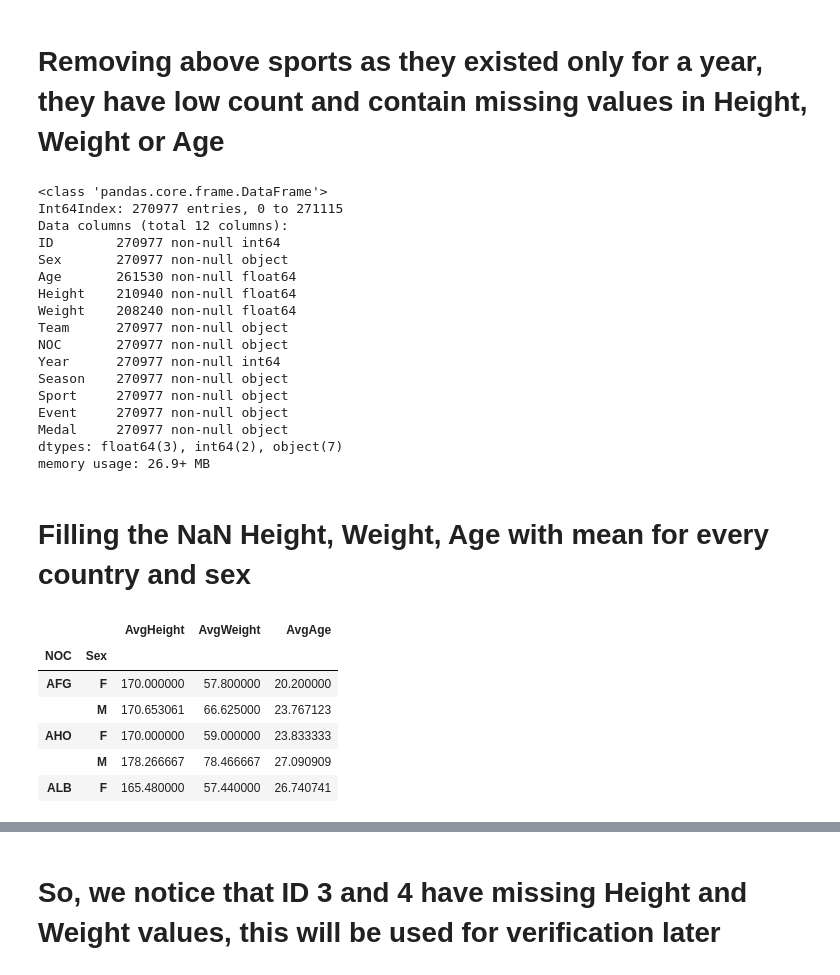
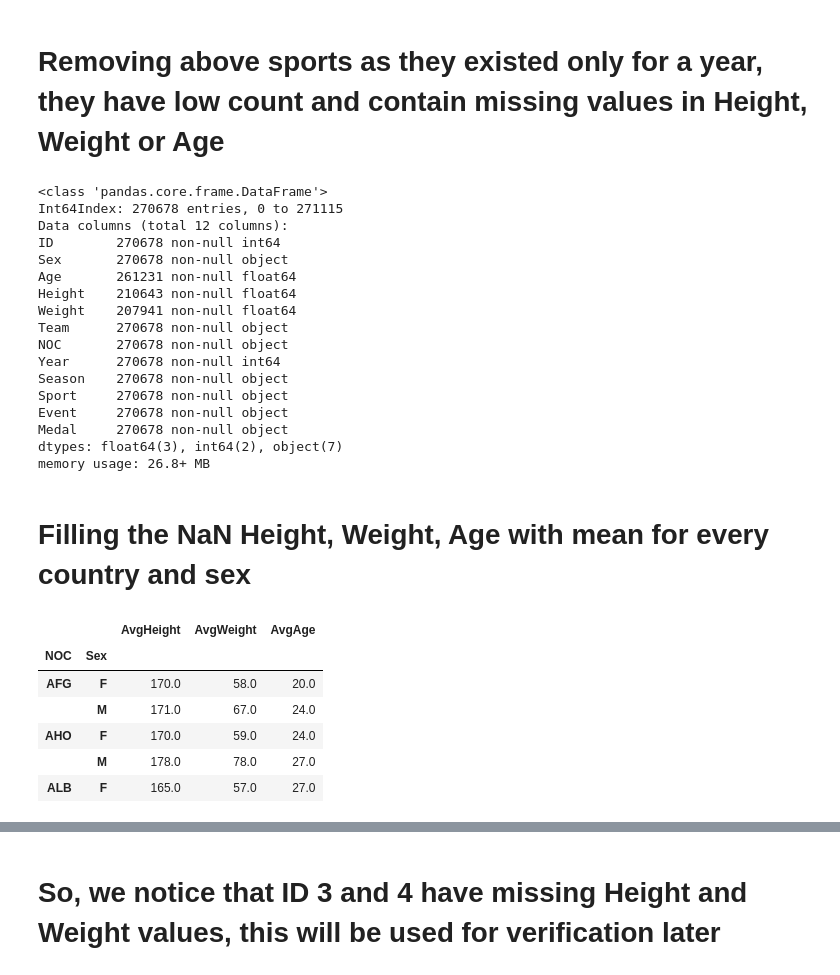
Before and after one commit to khushboonyman/teaching-machine, a Jupyter notebook: DataScienceProject.ipynb, the cells around one changed output, grey strips where cells are left out. Cells and saved outputs as stored; diff of their text form; code cells hidden in the pictures.

```diff
--- a/DataScienceProject.ipynb
+++ b/DataScienceProject.ipynb
@@ -206,46 +98,46 @@ olympicData[olympicData['Sport'].isin(['Aeronautics'])]
 # %% [markdown]
 # Removing above sports as they existed only for a year, they have low count and contain missing values in Height, Weight or Age
 # %%
-sportCol = ['Cricket','Racquets','Motorboating','Military Ski Patrol','Croquet','Jeu De Paume','Roque','Alpinism','Basque Pelota','Aeronautics']
+sportCol = ['Cricket','Racquets','Motorboating','Military Ski Patrol','Croquet','Jeu De Paume','Roque','Alpinism','Basque Pelota','Aeronautics','Rugby Sevens']
 olympicData = olympicData[~olympicData['Sport'].isin(sportCol)]
 # %%
 olympicData.info()
 # %% [output]
 <class 'pandas.core.frame.DataFrame'>
-Int64Index: 270977 entries, 0 to 271115
+Int64Index: 270678 entries, 0 to 271115
 Data columns (total 12 columns):
-ID        270977 non-null int64
-Sex       270977 non-null object
-Age       261530 non-null float64
-Height    210940 non-null float64
-Weight    208240 non-null float64
-Team      270977 non-null object
-NOC       270977 non-null object
-Year      270977 non-null int64
-Season    270977 non-null object
-Sport     270977 non-null object
-Event     270977 non-null object
-Medal     270977 non-null object
+ID        270678 non-null int64
+Sex       270678 non-null object
+Age       261231 non-null float64
+Height    210643 non-null float64
+Weight    207941 non-null float64
+Team      270678 non-null object
+NOC       270678 non-null object
+Year      270678 non-null int64
+Season    270678 non-null object
+Sport     270678 non-null object
+Event     270678 non-null object
+Medal     270678 non-null object
 dtypes: float64(3), int64(2), object(7)
-memory usage: 26.9+ MB
+memory usage: 26.8+ MB
 # %% [markdown]
 # Filling the NaN Height, Weight, Age with mean for every country and sex
 # %%
 #Making a new DF with only these columns
 CalcMean = olympicData[['Height', 'Weight','Age','NOC','Sex']]
 #Finding out mean height, weight and age for each NOC + Sex combination
-AvgData = CalcMean.groupby(['NOC', 'Sex']).mean()
+AvgData = CalcMean.groupby(['NOC', 'Sex']).mean().round(0)
 #Renaming the columns, so it is easier to understand their meanings later
 AvgData.rename(columns={'Height': 'AvgHeight', 'Weight': 'AvgWeight', 'Age':'AvgAge'}, inplace=True)
 AvgData.head()
 # %% [output]
 |  |  | AvgHeight | AvgWeight | AvgAge |
 | NOC | Sex |  |  |  |
-| AFG | F | 170.000000 | 57.800000 | 20.200000 |
-|  | M | 170.653061 | 66.625000 | 23.767123 |
-| AHO | F | 170.000000 | 59.000000 | 23.833333 |
-|  | M | 178.266667 | 78.466667 | 27.090909 |
-| ALB | F | 165.480000 | 57.440000 | 26.740741 |
+| AFG | F | 170.0 | 58.0 | 20.0 |
+|  | M | 171.0 | 67.0 | 24.0 |
+| AHO | F | 170.0 | 59.0 | 24.0 |
+|  | M | 178.0 | 78.0 | 27.0 |
+| ALB | F | 165.0 | 57.0 | 27.0 |
 # %%
 olympicData.head()
 # %% [output]
```
Also changed, not shown: parts of 32 cells of this notebook.
